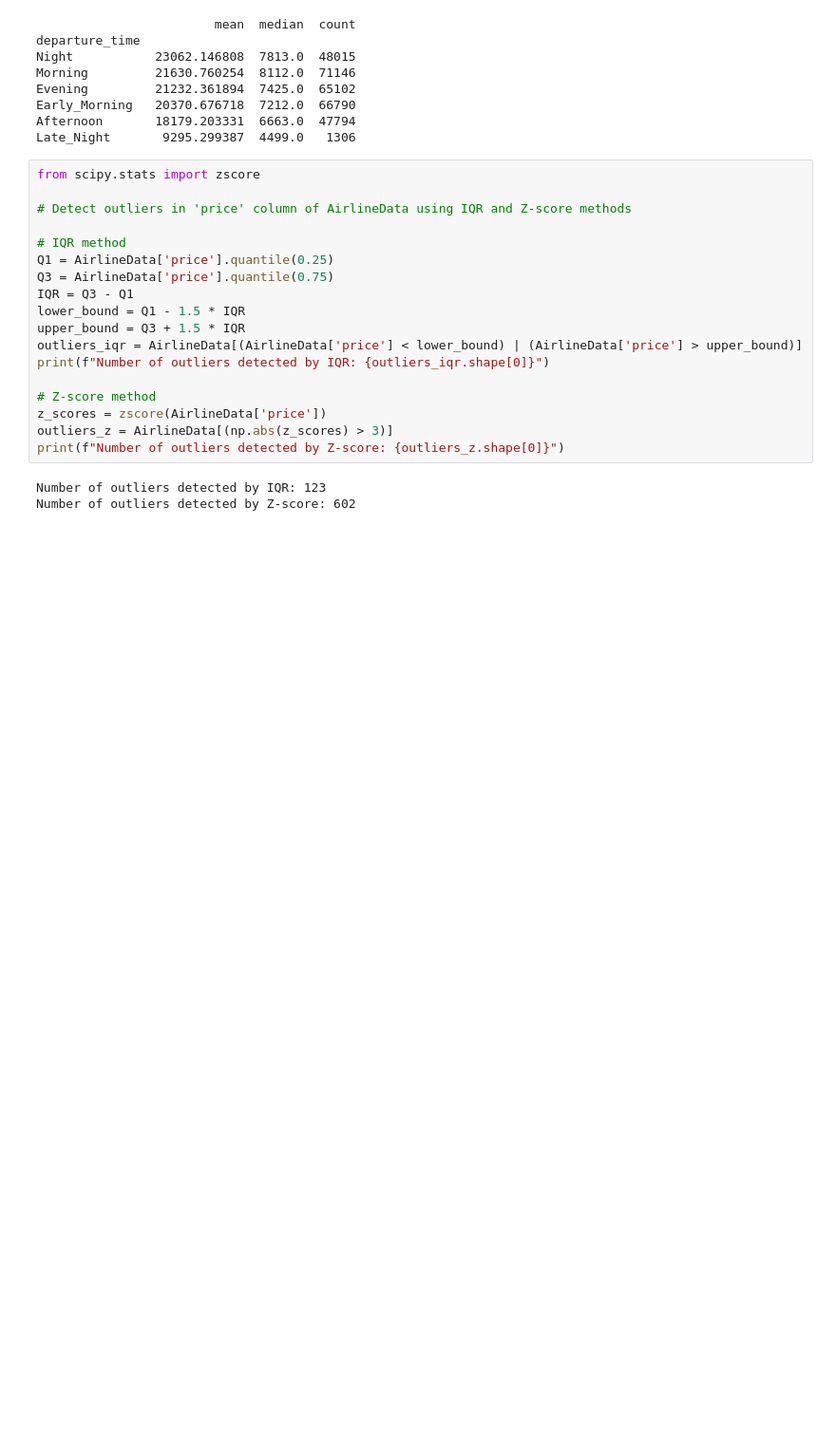
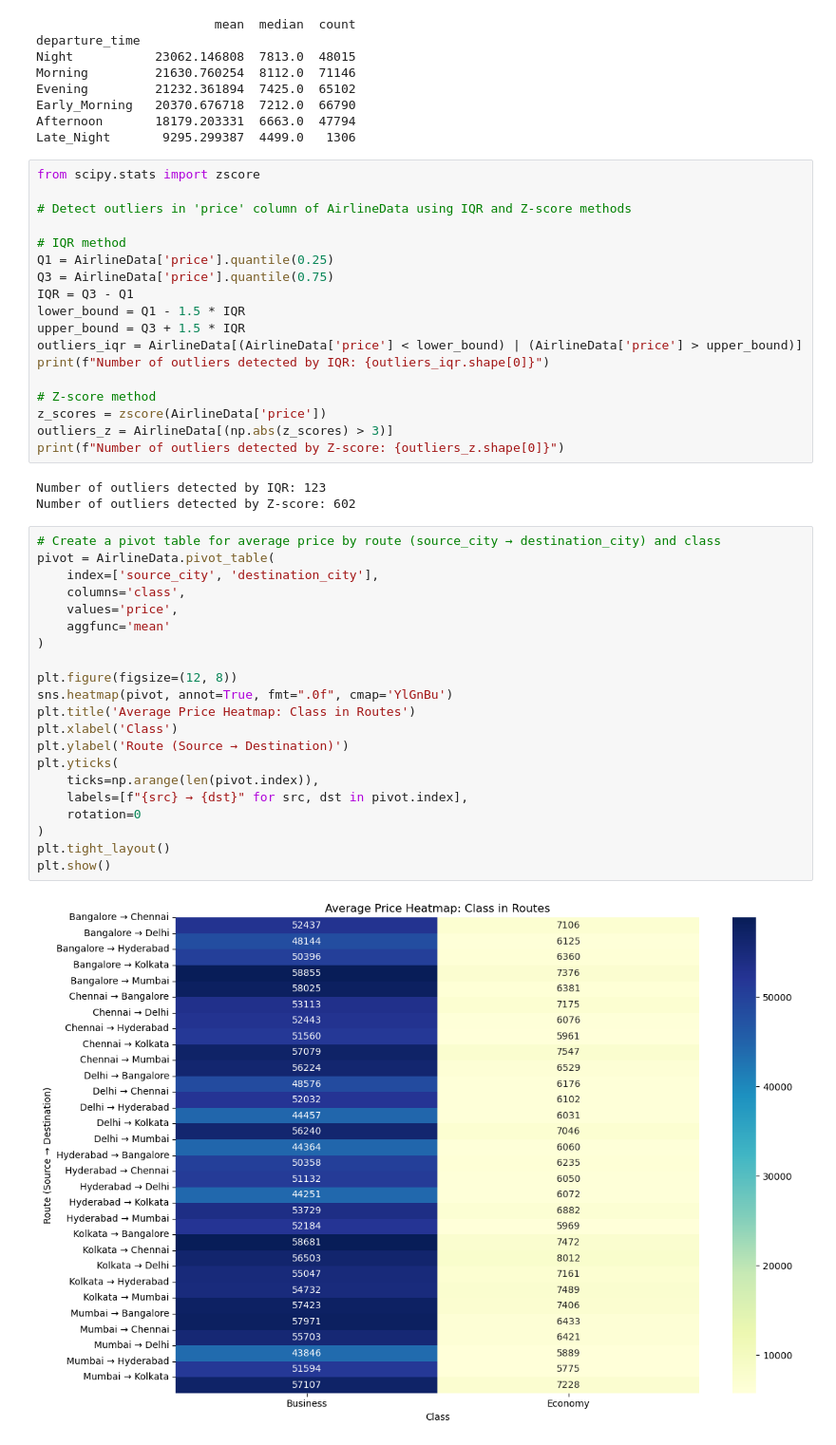
Before and after one commit to sumitx2903/masai-project-build-week-24-06-2025, a Jupyter notebook: EDA.ipynb, the cells around one changed output. Shown at 95% size. Saved outputs shown, nothing was run; the diff lists cells and outputs as text; blank space fills up the shorter version.

```diff
--- a/EDA.ipynb
+++ b/EDA.ipynb
@@ -174,3 +168,26 @@ print(f"Number of outliers detected by Z-score: {outliers_z.shape[0]}")
 # %% [output]
 Number of outliers detected by IQR: 123
 Number of outliers detected by Z-score: 602
+# %%
+# Create a pivot table for average price by route (source_city → destination_city) and class
+pivot = AirlineData.pivot_table(
+    index=['source_city', 'destination_city'],
+    columns='class',
+    values='price',
+    aggfunc='mean'
+)
+
+plt.figure(figsize=(12, 8))
+sns.heatmap(pivot, annot=True, fmt=".0f", cmap='YlGnBu')
+plt.title('Average Price Heatmap: Class in Routes')
+plt.xlabel('Class')
+plt.ylabel('Route (Source → Destination)')
+plt.yticks(
+    ticks=np.arange(len(pivot.index)),
+    labels=[f"{src} → {dst}" for src, dst in pivot.index],
+    rotation=0
+)
+plt.tight_layout()
+plt.show()
+# %% [output]
+[figure, added]
```
Also changed, not shown: parts of 1 cell of this notebook.
